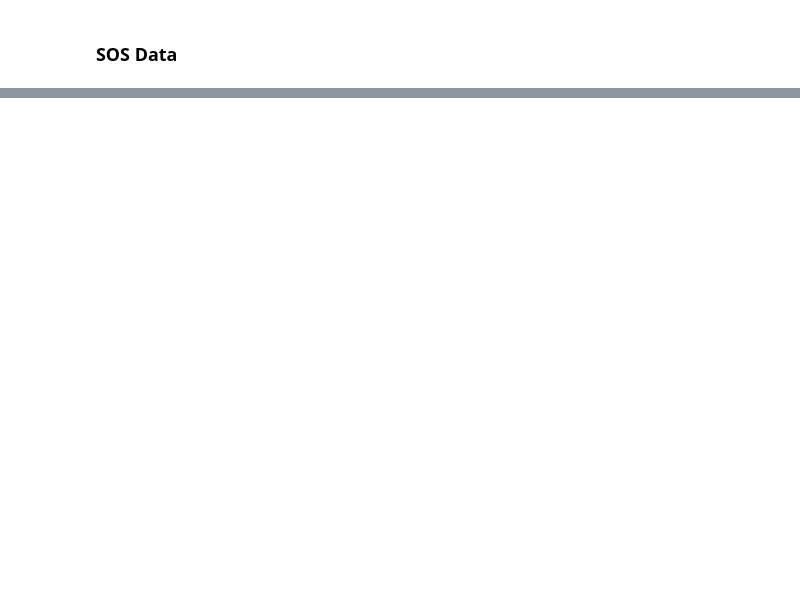
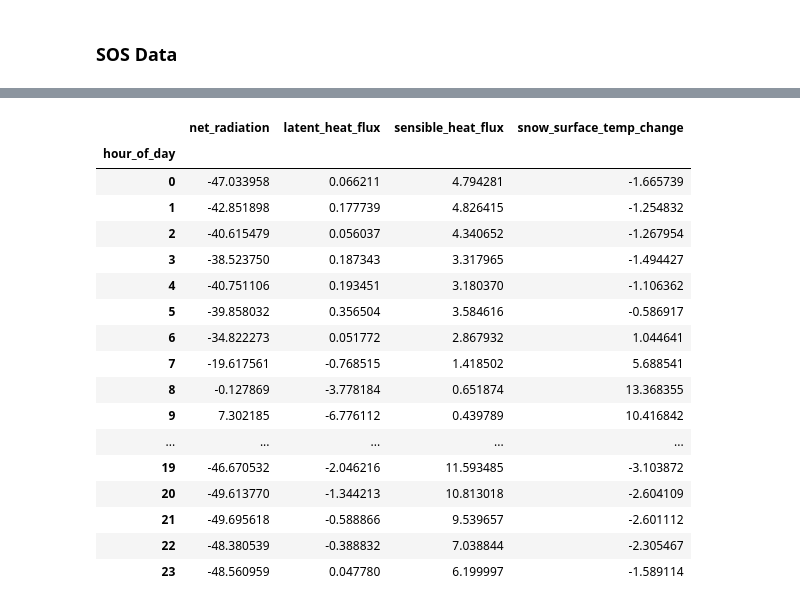
Before and after one commit to Mountain-Hydrology-Research-Group/snow-hydrology, a Jupyter notebook: modules/lab3/lab3-2.ipynb, the cells around one changed output, grey strips where cells are left out. Cells and saved outputs as stored; diff of their text form; code cells hidden in the pictures; blank space fills up the shorter version.

```diff
--- a/modules/lab3/lab3-2.ipynb
+++ b/modules/lab3/lab3-2.ipynb
@@ -52,0 +192,21 @@ sos_dataset[[
+# %%
+energy_balance_df_diurnal_average
+# %% [output]
+|  | net_radiation | latent_heat_flux | sensible_heat_flux | snow_surface_temp_change |
+| hour_of_day |  |  |  |  |
+| 0 | -47.033958 | 0.066211 | 4.794281 | -1.665739 |
+| 1 | -42.851898 | 0.177739 | 4.826415 | -1.254832 |
+| 2 | -40.615479 | 0.056037 | 4.340652 | -1.267954 |
+| 3 | -38.523750 | 0.187343 | 3.317965 | -1.494427 |
+| 4 | -40.751106 | 0.193451 | 3.180370 | -1.106362 |
+| 5 | -39.858032 | 0.356504 | 3.584616 | -0.586917 |
+| 6 | -34.822273 | 0.051772 | 2.867932 | 1.044641 |
+| 7 | -19.617561 | -0.768515 | 1.418502 | 5.688541 |
+| 8 | -0.127869 | -3.778184 | 0.651874 | 13.368355 |
+| 9 | 7.302185 | -6.776112 | 0.439789 | 10.416842 |
+| ... | ... | ... | ... | ... |
+| 19 | -46.670532 | -2.046216 | 11.593485 | -3.103872 |
+| 20 | -49.613770 | -1.344213 | 10.813018 | -2.604109 |
+| 21 | -49.695618 | -0.588866 | 9.539657 | -2.601112 |
+| 22 | -48.380539 | -0.388832 | 7.038844 | -2.305467 |
+| 23 | -48.560959 | 0.047780 | 6.199997 | -1.589114 |
```
Also changed, not shown: parts of 27 cells of this notebook, 3 other files.
